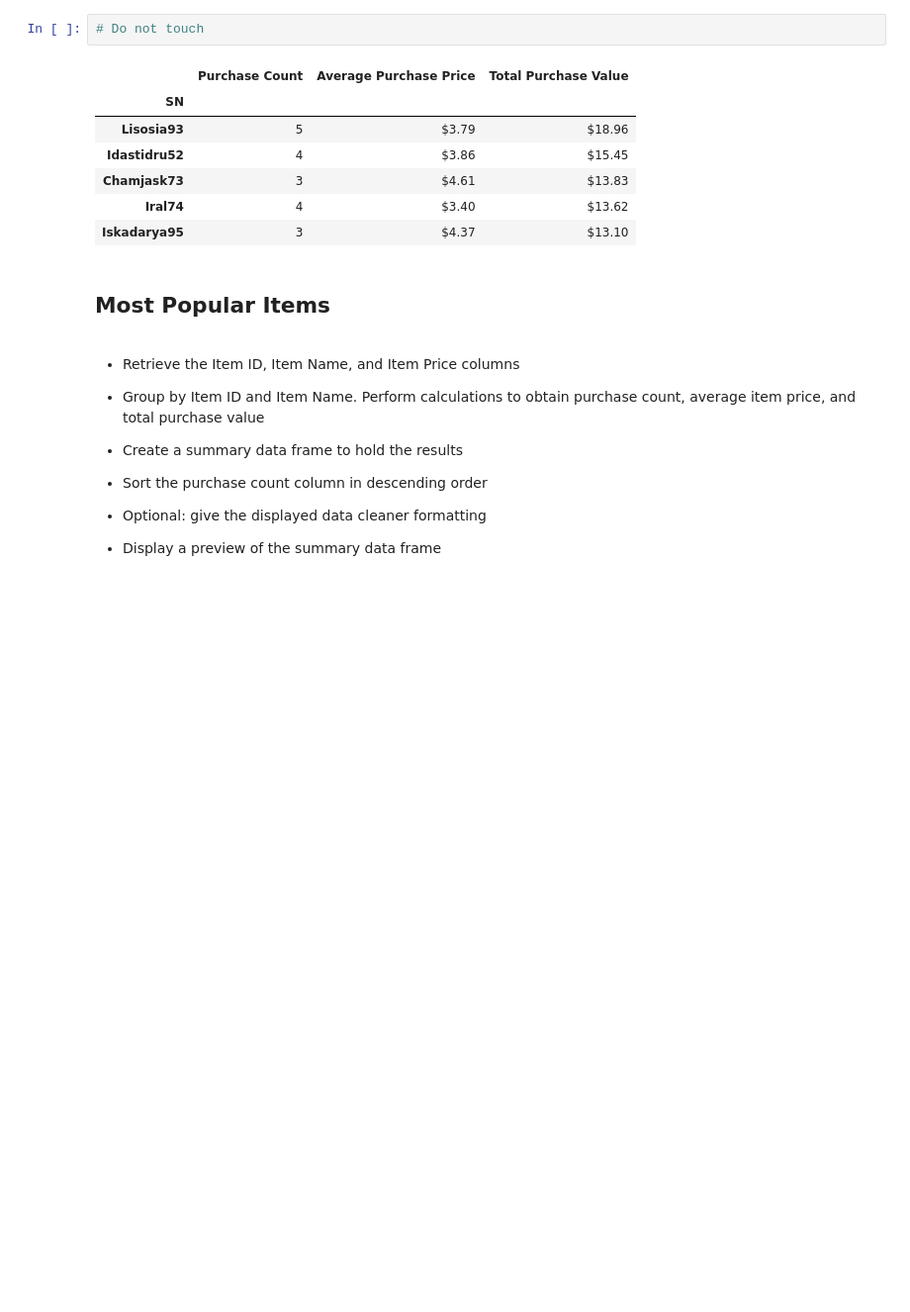
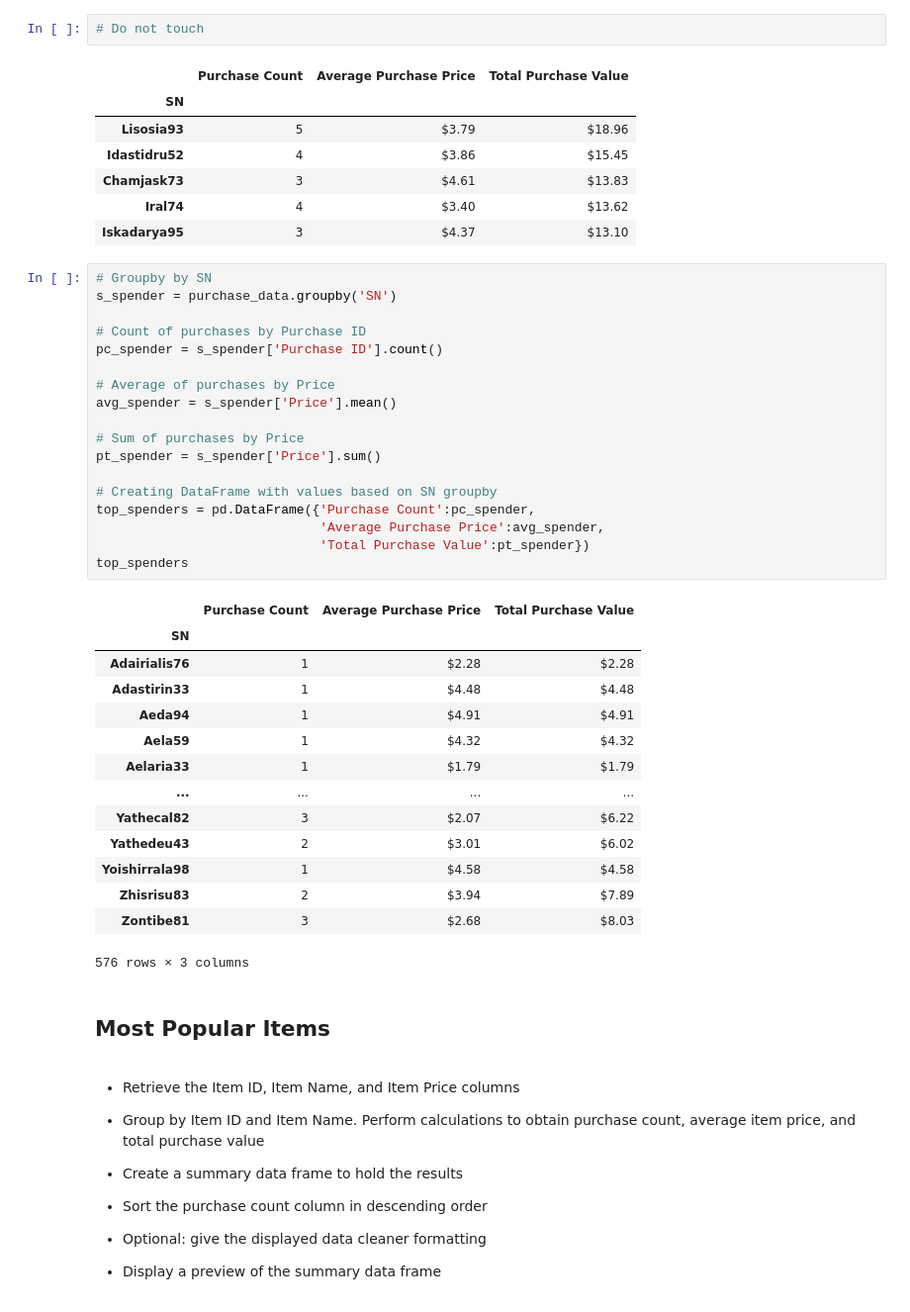
Before and after one commit to Karla-Flores/Pandas, a Jupyter notebook: HeroesOfPymoli_starter.ipynb, the cells around one changed output. Shown: that part at 99% size. Cells and saved outputs as stored; diff of their text form; blank space fills up the shorter version.

```diff
--- a/HeroesOfPymoli_starter.ipynb
+++ b/HeroesOfPymoli_starter.ipynb
@@ -341,6 +341,39 @@ sp_age
 | Chamjask73 | 3 | $4.61 | $13.83 |
 | Iral74 | 4 | $3.40 | $13.62 |
 | Iskadarya95 | 3 | $4.37 | $13.10 |
+# %%
+# Groupby by SN
+s_spender = purchase_data.groupby('SN')
+
+# Count of purchases by Purchase ID
+pc_spender = s_spender['Purchase ID'].count()
+
+# Average of purchases by Price
+avg_spender = s_spender['Price'].mean()
+
+# Sum of purchases by Price
+pt_spender = s_spender['Price'].sum()
+
+# Creating DataFrame with values based on SN groupby
+top_spenders = pd.DataFrame({'Purchase Count':pc_spender,
+                             'Average Purchase Price':avg_spender,
+                             'Total Purchase Value':pt_spender})
+top_spenders
+# %% [output]
+|  | Purchase Count | Average Purchase Price | Total Purchase Value |
+| SN |  |  |  |
+| Adairialis76 | 1 | $2.28 | $2.28 |
+| Adastirin33 | 1 | $4.48 | $4.48 |
+| Aeda94 | 1 | $4.91 | $4.91 |
+| Aela59 | 1 | $4.32 | $4.32 |
+| Aelaria33 | 1 | $1.79 | $1.79 |
+| ... | ... | ... | ... |
+| Yathecal82 | 3 | $2.07 | $6.22 |
+| Yathedeu43 | 2 | $3.01 | $6.02 |
+| Yoishirrala98 | 1 | $4.58 | $4.58 |
+| Zhisrisu83 | 2 | $3.94 | $7.89 |
+| Zontibe81 | 3 | $2.68 | $8.03 |
+576 rows × 3 columns
 # %% [markdown]
 ## Most Popular Items
 # %% [markdown]
```
Also changed, not shown: parts of 5 cells of this notebook.
